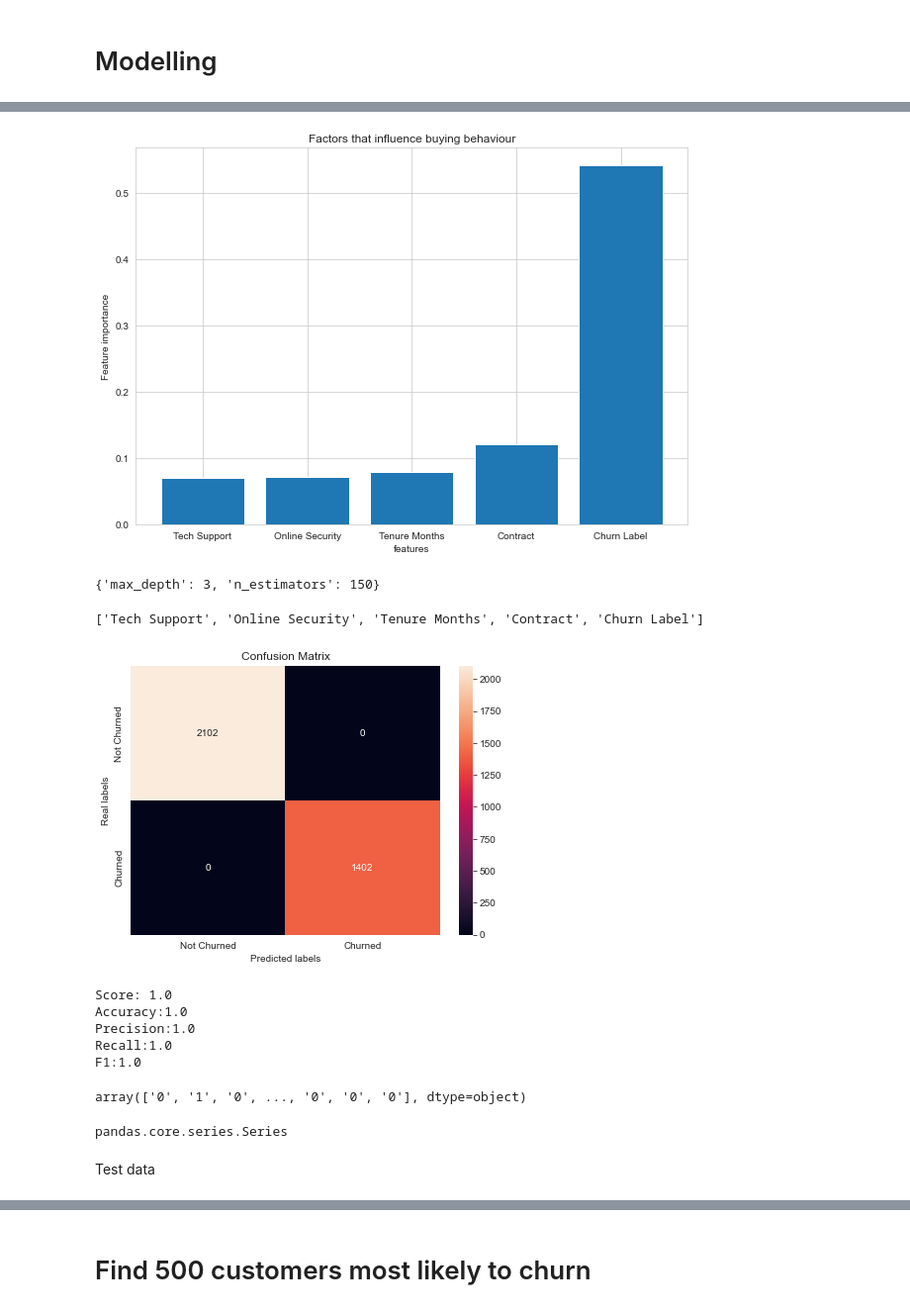
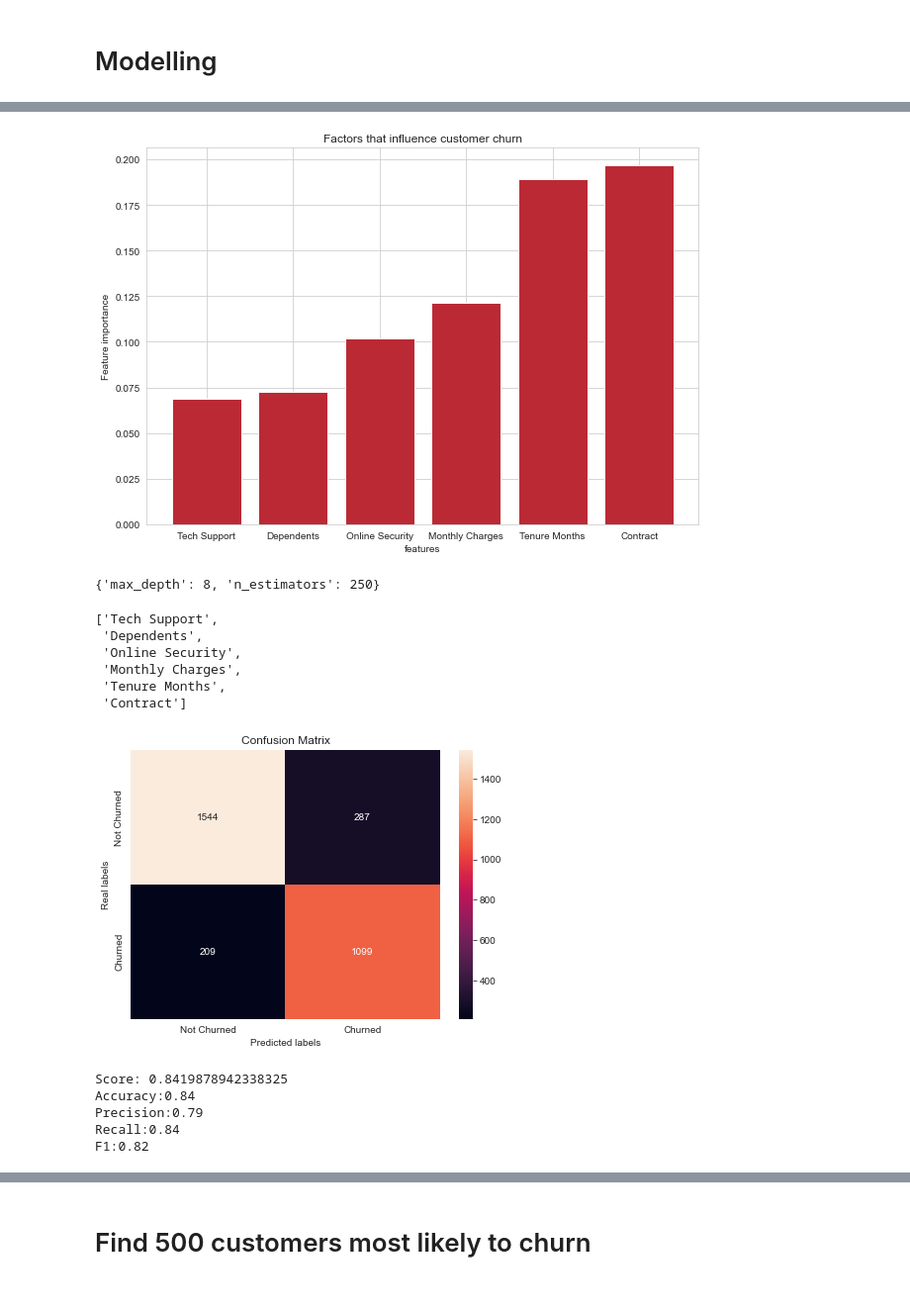
Before and after one commit to aditya2695/Customer-Churn-Prediction, a Jupyter notebook: churn_model_RF.ipynb, the cells around one changed output, grey strips where cells are left out. Shown: that part at 99% size. Saved outputs shown, nothing was run; the diff lists cells and outputs as text; code cells hidden in the pictures.

```diff
--- a/churn_model_RF.ipynb
+++ b/churn_model_RF.ipynb
@@ -215,7 +230,7 @@ def undersample(df):
 
     positive_df = df[df['Churn Value']=='1']
     negative_df = df[df['Churn Value']!='1']
-    negative_df=negative_df.sample(n=int((positive_df.shape[0])*1.5))
+    negative_df=negative_df.sample(n=int((positive_df.shape[0])*1.4))
 
     df_new=pd.concat([positive_df,negative_df],axis=0)
 
@@ -225,7 +240,7 @@ def undersample(df):
     X=df_new[features]
     y=df_new['Churn Value']
 
-    X_train, X_test, y_train, y_test = train_test_split(X, y, test_size=0.25, random_state=42,stratify=y)
+    X_train, X_test, y_train, y_test = train_test_split(X, y, test_size=0.3, random_state=42,stratify=y)
 
     return X_train, X_test, y_train, y_test
 
@@ -338,8 +315,7 @@ X_train.head(2)
 # %%
 all_cols = set(X_train.columns)
 
-cols_to_remove = {
-                    'CustomerID',
+cols_to_remove = {'CustomerID',
                     'Count'
                     'Zip Code',
                     'Lat Long',
@@ -400,37 +393,42 @@ Features: ['Contract', 'Online Security', 'Gender', 'Device Protection', 'Churn
 # %%
 # Zip the lists and sort by the values in list1
-sorted_filtered_lists = [tup for tup in sorted(zip(importances, feature_names), key=lambda x: x[0]) if tup[0] >= 0.05]
+sorted_filtered_lists = [tup for tup in sorted(zip(importances, feature_names), key=lambda x: x[0]) if tup[0] >= 0.06]
 # Unzip the sorted lists
 importances, feature_names = zip(*sorted_filtered_lists)
 
 importances, feature_names = list(importances), list(feature_names)
 
 # Plot the importances
 
 # Set figure size
 
 plt.figure(figsize=(10, 7))
-plt.title('Factors that influence buying behaviour')
+plt.title('Factors that influence customer churn')
 plt.bar(range(len(importances)), importances)
 plt.xticks(range(len(feature_names)), feature_names)
 plt.xlabel("features")
 plt.ylabel("Feature importance")
 
 plt.show()
 # %% [output]
-[figure, old version]
+[figure, new version]
 # %%
 best_params
 # %% [output]
-{'max_depth': 3, 'n_estimators': 150}
+{'max_depth': 8, 'n_estimators': 250}
 # %%
 feature_names
 # %% [output]
-['Tech Support', 'Online Security', 'Tenure Months', 'Contract', 'Churn Label']
+['Tech Support',
+ 'Dependents',
+ 'Online Security',
+ 'Monthly Charges',
+ 'Tenure Months',
+ 'Contract']
 # %%
 imp_features = feature_names
 # %%
-best_rf = RandomForestClassifier(n_estimators=250,max_depth=9)
+best_rf = RandomForestClassifier(n_estimators=best_params['n_estimators'],max_depth=best_params['max_depth'])
 best_rf.fit(X_train[imp_features],y_train)
 ## Prediction
 y_pred = best_rf.predict(X_train[imp_features])
@@ -445,19 +443,9 @@ produce_confusion('Churned', 'Un-Churned',y_train,y_pred)
 print('Score:',best_rf.score(X_train[imp_features],y_train.values))
 train_scores = apr(y_pred, y_train)
 # %% [output]
-[figure, old version]
+[figure, new version]
-Score: 1.0
-Accuracy:1.0
-Precision:1.0
-Recall:1.0
-F1:1.0
+Score: 0.8419878942338325
+Accuracy:0.84
+Precision:0.79
+Recall:0.84
+F1:0.82
-# %%
-y_pred
-# %% [output]
-array(['0', '1', '0', ..., '0', '0', '0'], dtype=object)
-# %%
-type(y_train)
-# %% [output]
-pandas.core.series.Series
-# %% [markdown]
-Test data
```
Also changed, not shown: parts of 24 cells of this notebook, 4 other files.
